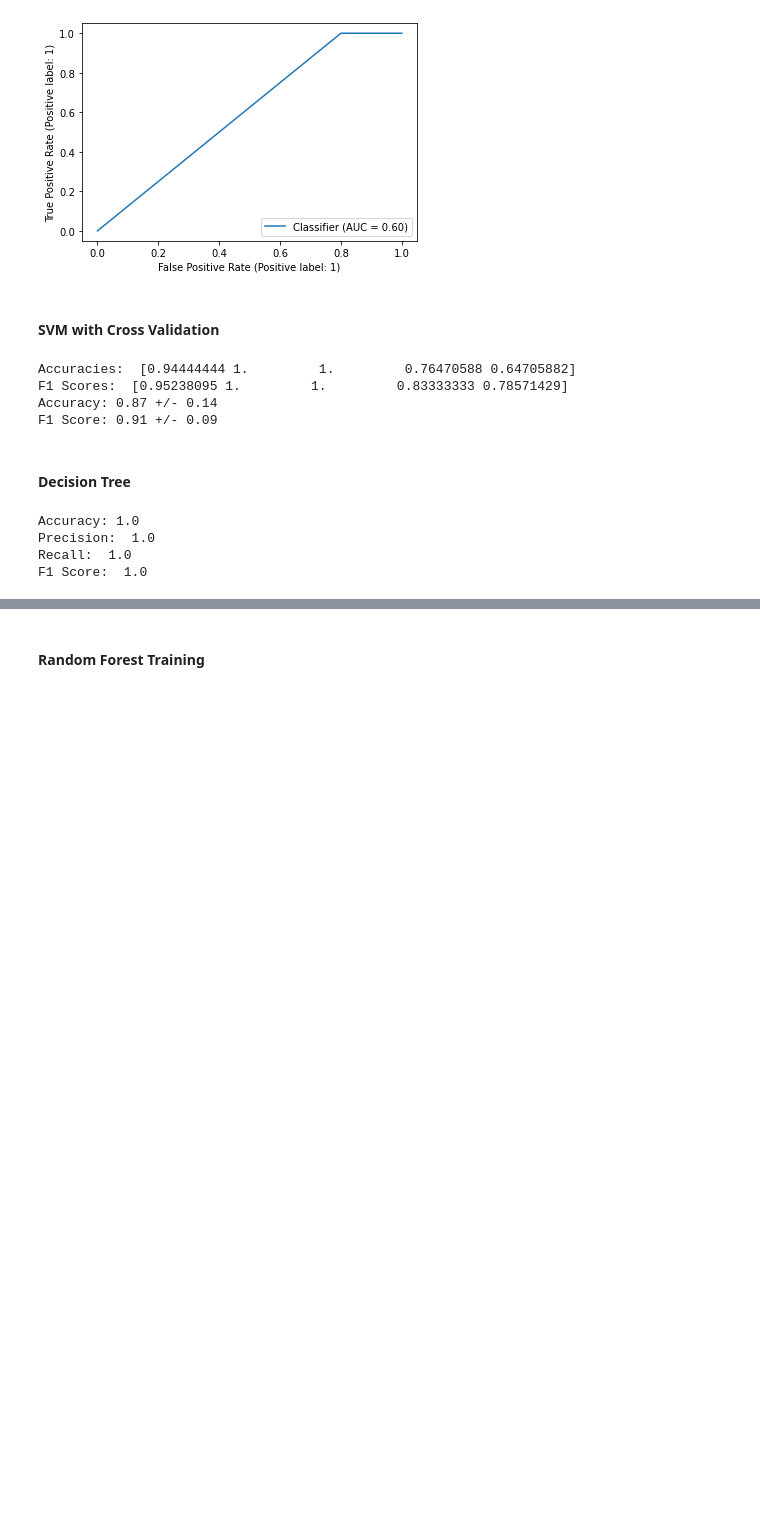
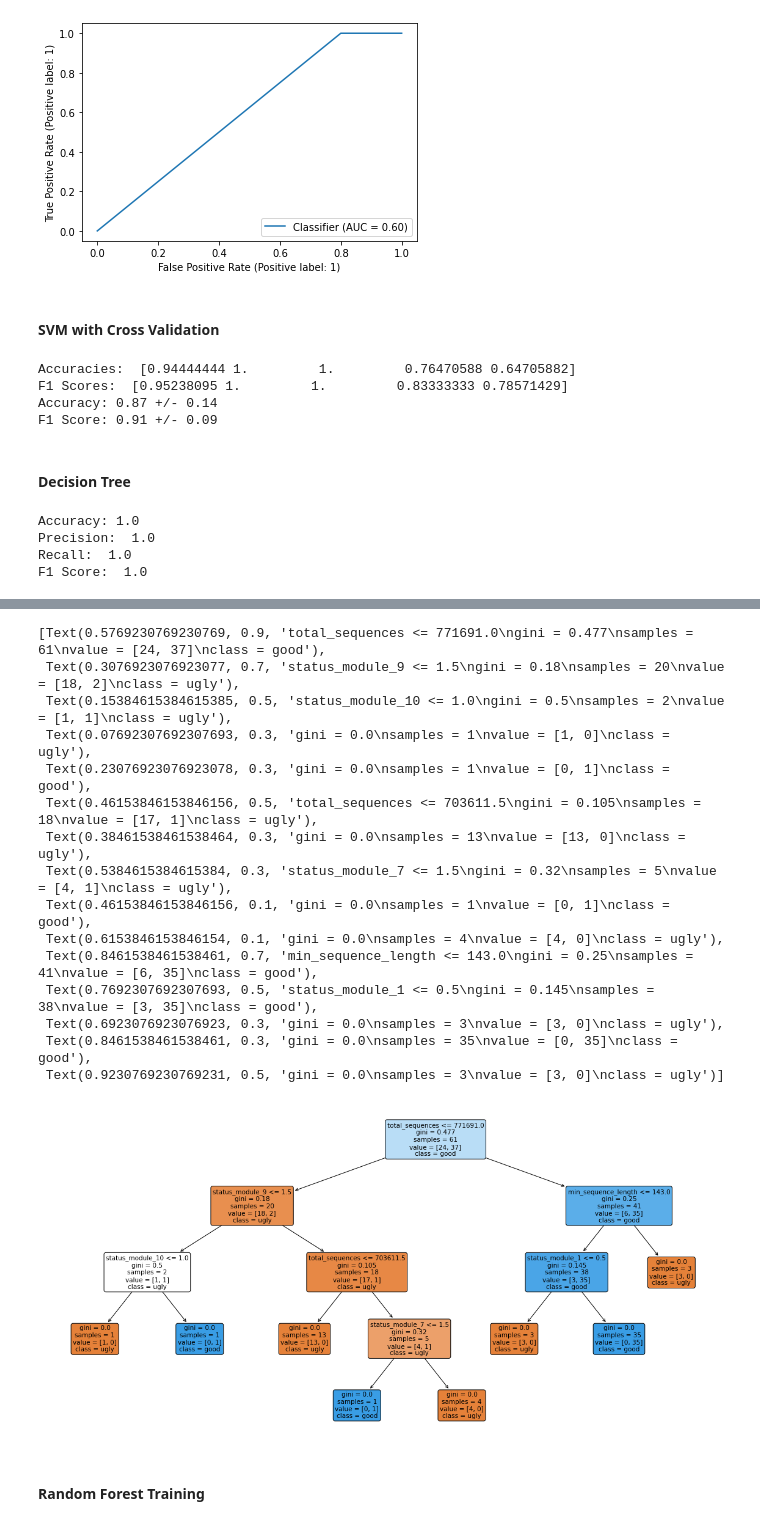
Before and after one commit to AlexHTW/ngs_quality_control, a Jupyter notebook: 05_ngs_quality_machine_learning.ipynb, the cells around one changed output, grey strips where cells are left out. Saved outputs shown, nothing was run; the diff lists cells and outputs as text; code cells hidden in the pictures; blank space fills up the shorter version.

Commit message:
changed tree visualization

```diff
--- a/05_ngs_quality_machine_learning.ipynb
+++ b/05_ngs_quality_machine_learning.ipynb
@@ -139,10 +138,10 @@ Precision:  1.0
 Recall:  1.0
 F1 Score:  1.0
 # %%
-dot_data = tree.export_graphviz(clf_dt, out_file=None,
-                               feature_names = X_train.columns,
-                                class_names = ["ugly", "good"],
-                               filled=True, rounded=True)
-graph = graphviz.Source(dot_data)
-graph
+fig = plt.figure(figsize=(20, 10))
+tree.plot_tree(clf_dt,
+          feature_names=ngs_reads.columns,
+          class_names=['ugly', 'good'],
+          filled=True, impurity=True,
+          rounded=True)
 # %% [output]
@@ -150,3 +148,19 @@ graph
+[Text(0.5769230769230769, 0.9, 'total_sequences <= 771691.0\ngini = 0.477\nsamples = 61\nvalue = [24, 37]\nclass = good'),
+ Text(0.3076923076923077, 0.7, 'status_module_9 <= 1.5\ngini = 0.18\nsamples = 20\nvalue = [18, 2]\nclass = ugly'),
+ Text(0.15384615384615385, 0.5, 'status_module_10 <= 1.0\ngini = 0.5\nsamples = 2\nvalue = [1, 1]\nclass = ugly'),
+ Text(0.07692307692307693, 0.3, 'gini = 0.0\nsamples = 1\nvalue = [1, 0]\nclass = ugly'),
+ Text(0.23076923076923078, 0.3, 'gini = 0.0\nsamples = 1\nvalue = [0, 1]\nclass = good'),
+ Text(0.46153846153846156, 0.5, 'total_sequences <= 703611.5\ngini = 0.105\nsamples = 18\nvalue = [17, 1]\nclass = ugly'),
+ Text(0.38461538461538464, 0.3, 'gini = 0.0\nsamples = 13\nvalue = [13, 0]\nclass = ugly'),
+ Text(0.5384615384615384, 0.3, 'status_module_7 <= 1.5\ngini = 0.32\nsamples = 5\nvalue = [4, 1]\nclass = ugly'),
+ Text(0.46153846153846156, 0.1, 'gini = 0.0\nsamples = 1\nvalue = [0, 1]\nclass = good'),
+ Text(0.6153846153846154, 0.1, 'gini = 0.0\nsamples = 4\nvalue = [4, 0]\nclass = ugly'),
+ Text(0.8461538461538461, 0.7, 'min_sequence_length <= 143.0\ngini = 0.25\nsamples = 41\nvalue = [6, 35]\nclass = good'),
+ Text(0.7692307692307693, 0.5, 'status_module_1 <= 0.5\ngini = 0.145\nsamples = 38\nvalue = [3, 35]\nclass = good'),
+ Text(0.6923076923076923, 0.3, 'gini = 0.0\nsamples = 3\nvalue = [3, 0]\nclass = ugly'),
+ Text(0.8461538461538461, 0.3, 'gini = 0.0\nsamples = 35\nvalue = [0, 35]\nclass = good'),
+ Text(0.9230769230769231, 0.5, 'gini = 0.0\nsamples = 3\nvalue = [3, 0]\nclass = ugly')]
+[figure, added]
 # %% [markdown]
 #### Random Forest Training
 # %%
```
Also changed, not shown: parts of 7 cells of this notebook.
